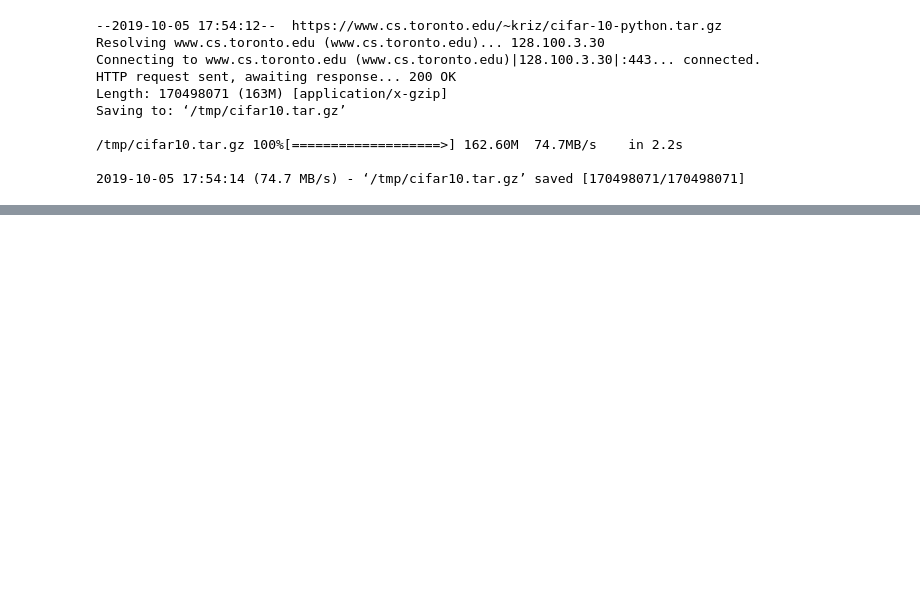
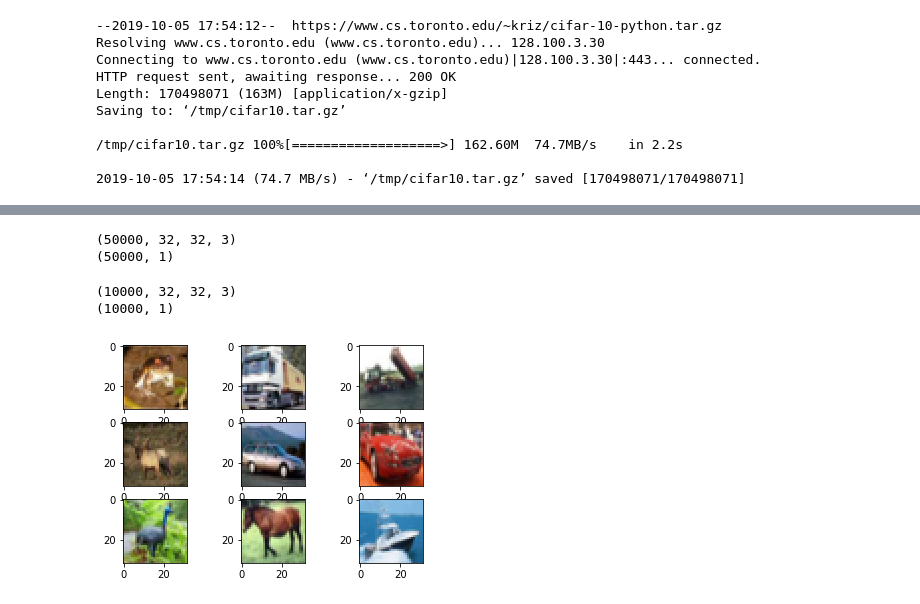
Before and after one commit to ikkhannn/deep-learning-projects, a Jupyter notebook: object recognition/Object_recognition_deep_learning_project.ipynb, the cells around one changed output, grey strips where cells are left out. Drawn from its saved outputs; the diff is of its cells as text; code cells hidden in the pictures; blank space fills up the shorter version.

```diff
--- a/object recognition/Object_recognition_deep_learning_project.ipynb
+++ b/object recognition/Object_recognition_deep_learning_project.ipynb
@@ -26,0 +24,3 @@ IsADirectoryError: ignored
+# %%
+#load dataset
+(trainX,trainY),(testX,testY)=cifar10.load_data()
@@ -26,0 +30,25 @@ IsADirectoryError: ignored
+# %%
+#summarize loaded dataset
+print(trainX.shape)
+print(trainY.shape)
+# %% [output]
+(50000, 32, 32, 3)
+(50000, 1)
+# %%
+print(testX.shape)
+print(testY.shape)
+# %% [output]
+(10000, 32, 32, 3)
+(10000, 1)
+# %%
+#plot first few images
+for i in range(9):
+	# define subplot
+  #These are subplot grid parameters encoded as a single integer. For example, "111" means "1x1 grid, first subplot" and "234" means "2x3 grid, 4th subplot"
+	plt.subplot(330 + 1 + i)
+	# plot raw pixel data
+	plt.imshow(trainX[i])
+# show the figure
+plt.show()
+# %% [output]
+[figure, added]
```
Also changed, not shown: parts of 7 cells of this notebook.
